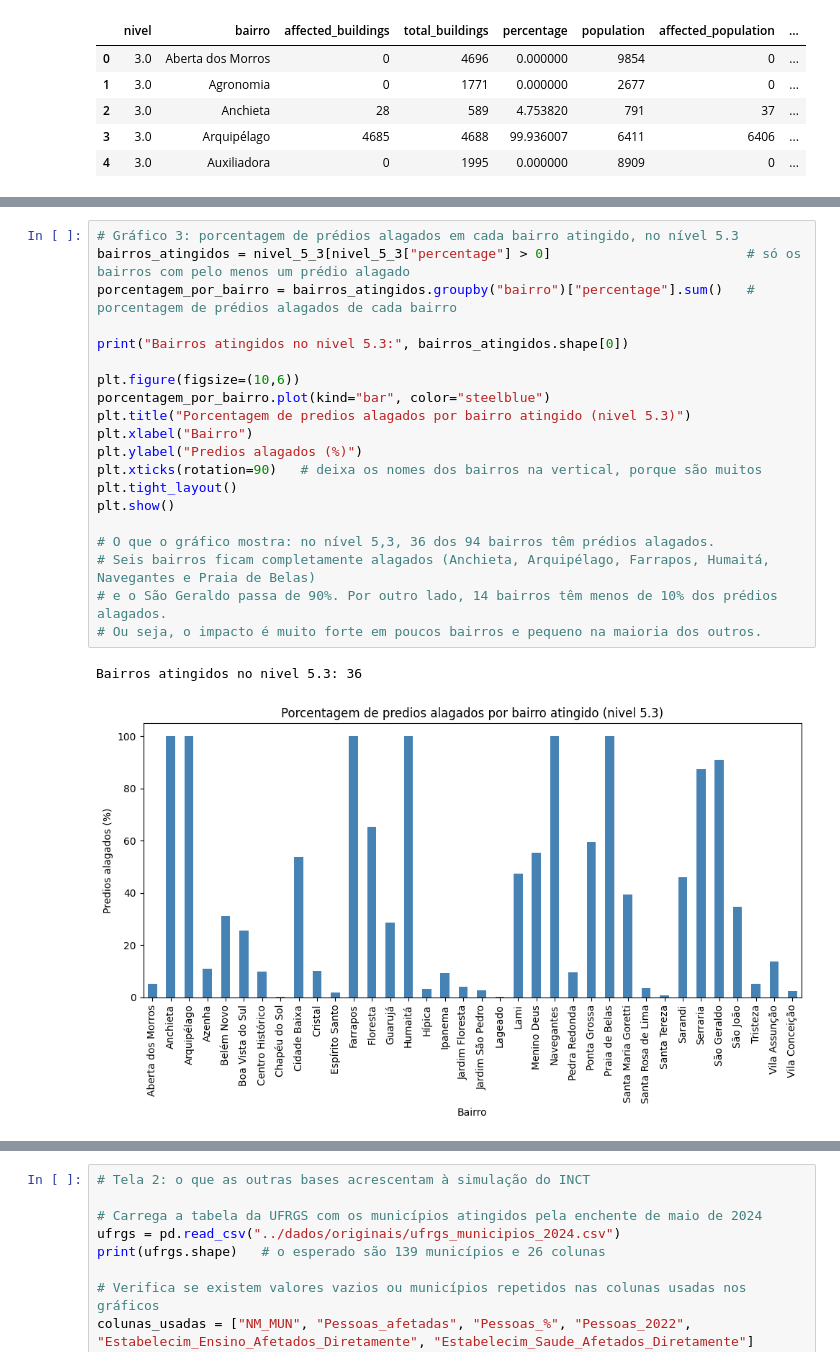
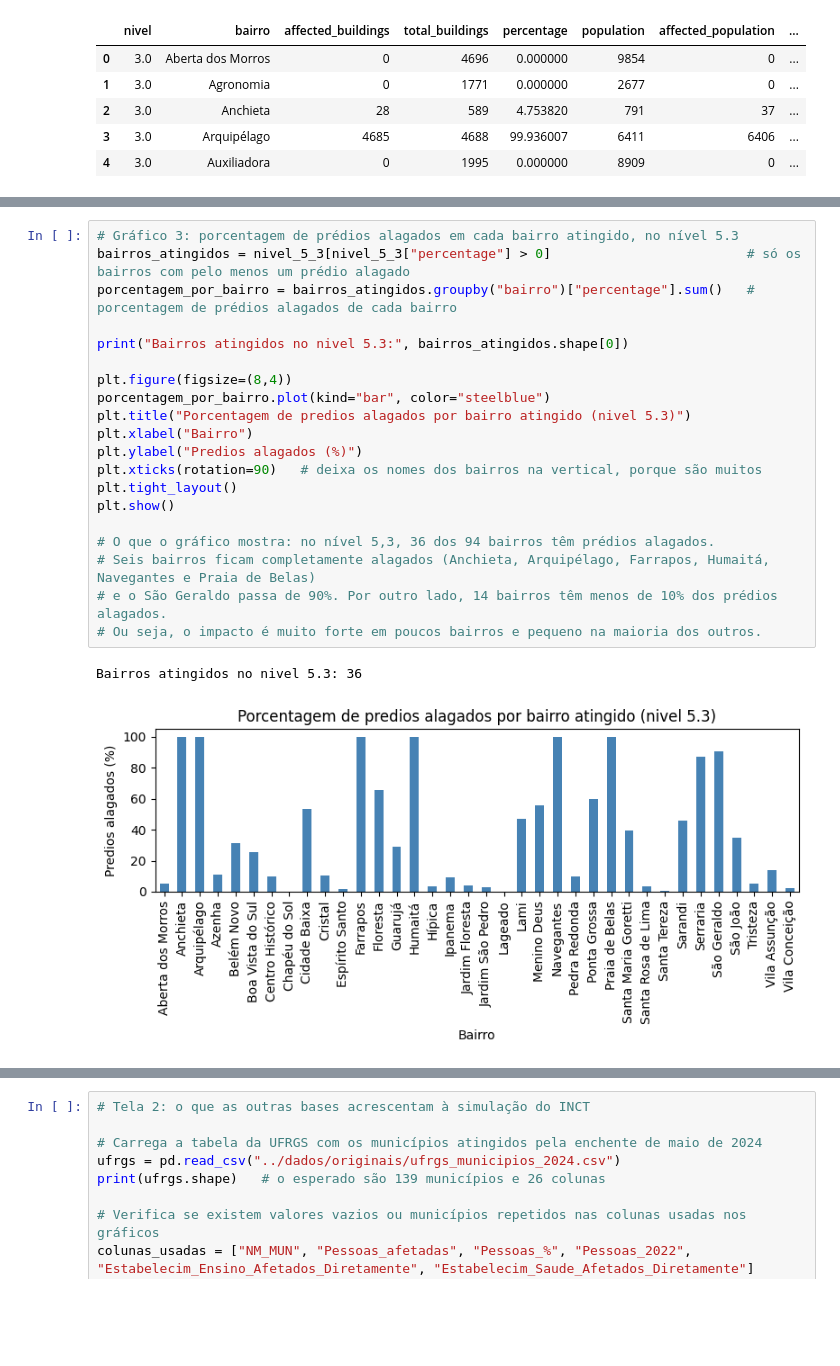
Before and after one commit to SofiaLahham/enchentes-rs-dashboard, a Jupyter notebook: notebooks/eda.ipynb, the cells around one changed output, grey strips where cells are left out. Cells and saved outputs as stored; diff of their text form; blank space fills up the shorter version.

```diff
--- a/notebooks/eda.ipynb
+++ b/notebooks/eda.ipynb
@@ -76,26 +76,26 @@ plt.show()
 # %%
 # Gráfico 3: porcentagem de prédios alagados em cada bairro atingido, no nível 5.3
 bairros_atingidos = nivel_5_3[nivel_5_3["percentage"] > 0]                         # só os bairros com pelo menos um prédio alagado
 porcentagem_por_bairro = bairros_atingidos.groupby("bairro")["percentage"].sum()   # porcentagem de prédios alagados de cada bairro
 
 print("Bairros atingidos no nivel 5.3:", bairros_atingidos.shape[0])
 
-plt.figure(figsize=(10,6))
+plt.figure(figsize=(8,4))
 porcentagem_por_bairro.plot(kind="bar", color="steelblue")
 plt.title("Porcentagem de predios alagados por bairro atingido (nivel 5.3)")
 plt.xlabel("Bairro")
 plt.ylabel("Predios alagados (%)")
 plt.xticks(rotation=90)   # deixa os nomes dos bairros na vertical, porque são muitos
 plt.tight_layout()
 plt.show()
 
 # O que o gráfico mostra: no nível 5,3, 36 dos 94 bairros têm prédios alagados.
 # Seis bairros ficam completamente alagados (Anchieta, Arquipélago, Farrapos, Humaitá, Navegantes e Praia de Belas)
 # e o São Geraldo passa de 90%. Por outro lado, 14 bairros têm menos de 10% dos prédios alagados.
 # Ou seja, o impacto é muito forte em poucos bairros e pequeno na maioria dos outros.
 # %% [output]
 Bairros atingidos no nivel 5.3: 36
-[figure, old version]
+[figure, new version]
 # %%
 # Gráfico 4: quantidade de bairros atingidos em cada nível do rio
 # Conta, para cada nível, quantos bairros têm pelo menos um prédio alagado
```
Also changed, not shown: parts of 8 cells of this notebook, 1 other file.
